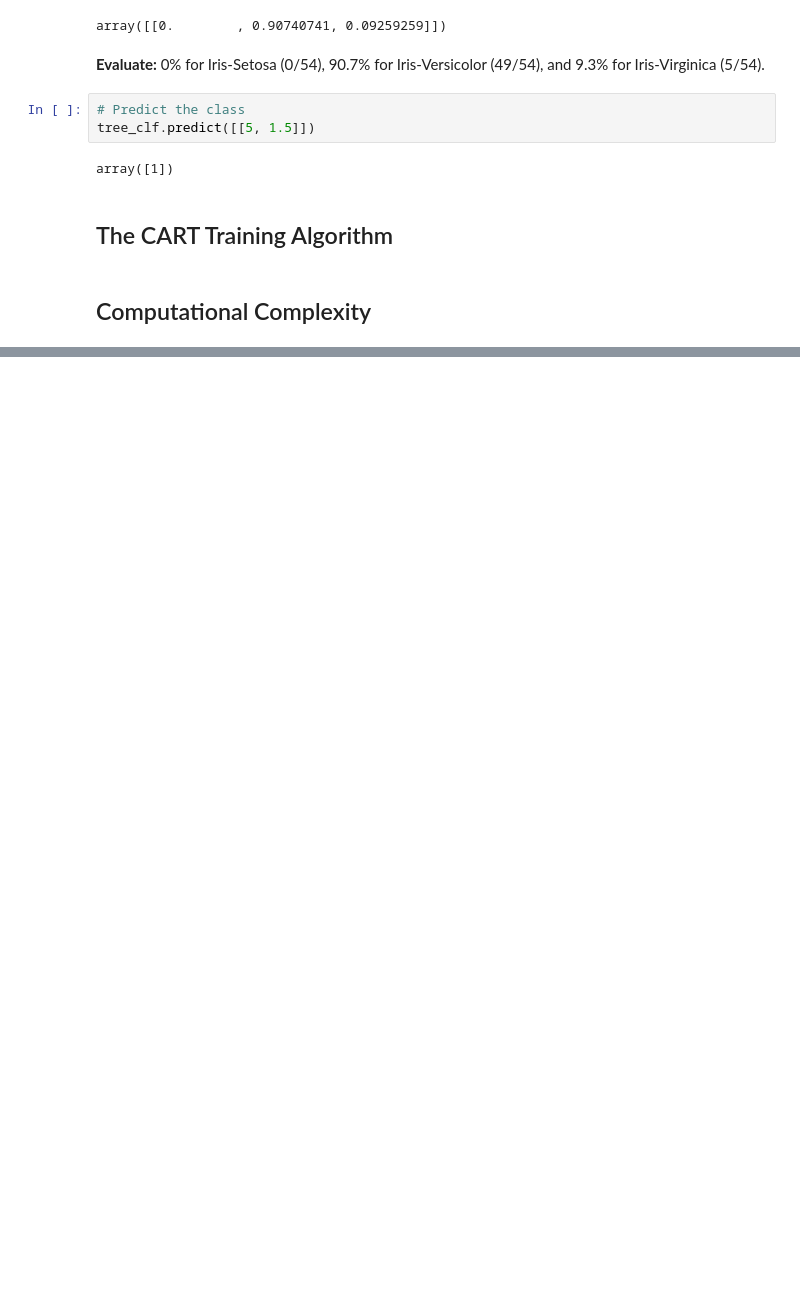
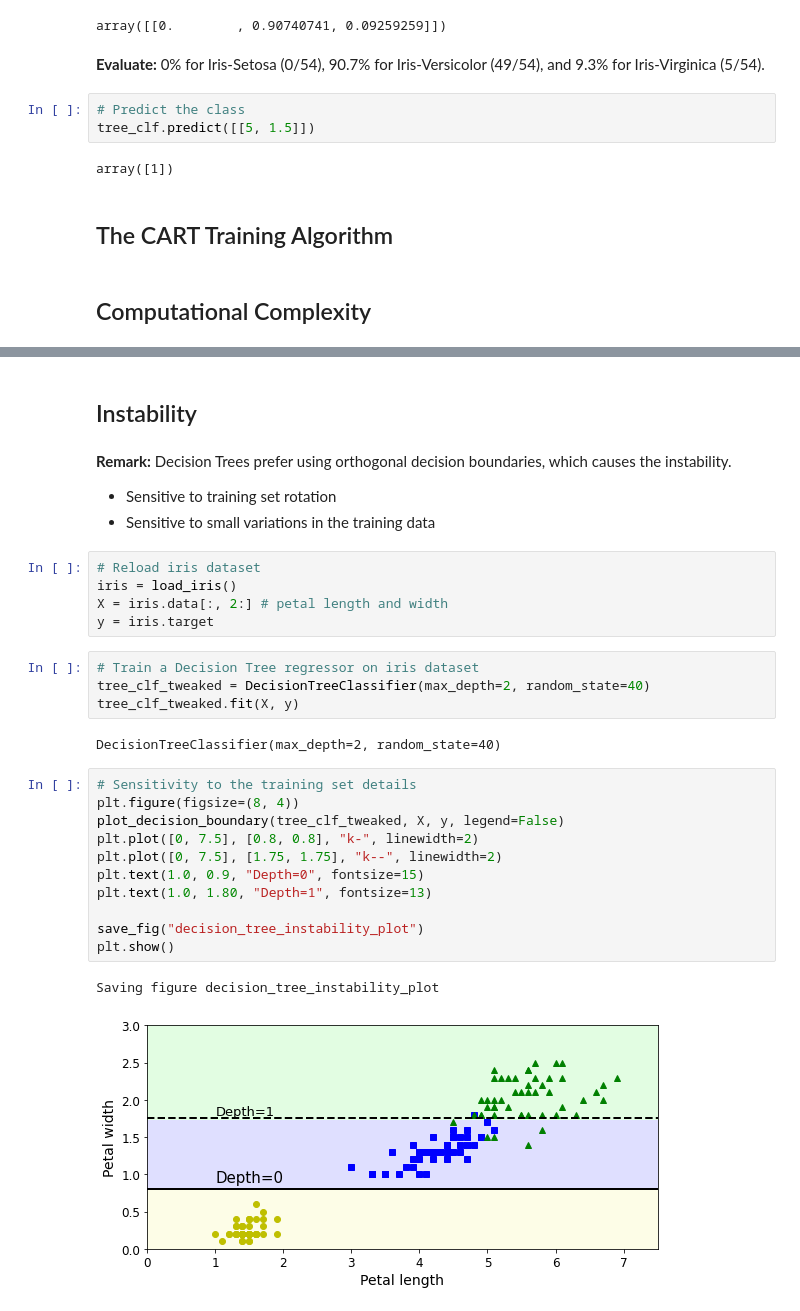
Before and after one commit to minhngt62/handson-ml, a Jupyter notebook: Chapter 6 - Decision Trees.ipynb, the cells around one changed output, grey strips where cells are left out. Drawn from its saved outputs; the diff is of its cells as text; blank space fills up the shorter version.

Commit message:
Chapter 6: Add Instability study

```diff
--- a/Chapter 6 - Decision Trees.ipynb
+++ b/Chapter 6 - Decision Trees.ipynb
@@ -259,0 +260,31 @@ Saving figure tree_regression_regularization_plot
+# %% [markdown]
+## Instability
+# %% [markdown]
+**Remark:** Decision Trees prefer using orthogonal decision boundaries, which causes the instability.
+- Sensitive to training set rotation
+- Sensitive to small variations in the training data
+# %%
+# Reload iris dataset
+iris = load_iris()
+X = iris.data[:, 2:] # petal length and width
+y = iris.target
+# %%
+# Train a Decision Tree regressor on iris dataset
+tree_clf_tweaked = DecisionTreeClassifier(max_depth=2, random_state=40)
+tree_clf_tweaked.fit(X, y)
+# %% [output]
+DecisionTreeClassifier(max_depth=2, random_state=40)
+# %%
+# Sensitivity to the training set details
+plt.figure(figsize=(8, 4))
+plot_decision_boundary(tree_clf_tweaked, X, y, legend=False)
+plt.plot([0, 7.5], [0.8, 0.8], "k-", linewidth=2)
+plt.plot([0, 7.5], [1.75, 1.75], "k--", linewidth=2)
+plt.text(1.0, 0.9, "Depth=0", fontsize=15)
+plt.text(1.0, 1.80, "Depth=1", fontsize=13)
+
+save_fig("decision_tree_instability_plot")
+plt.show()
+# %% [output]
+Saving figure decision_tree_instability_plot
+[figure, added]
```
Also changed, not shown: parts of 19 cells of this notebook, 2 other files.
